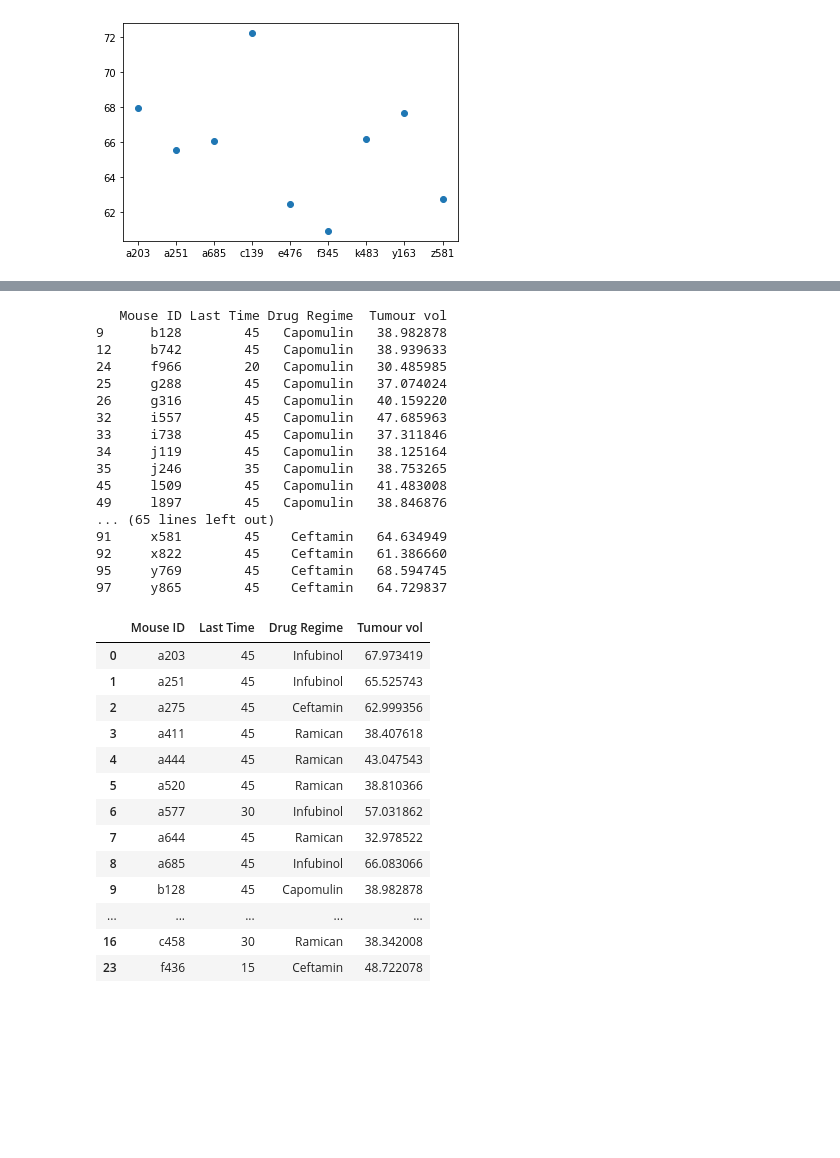
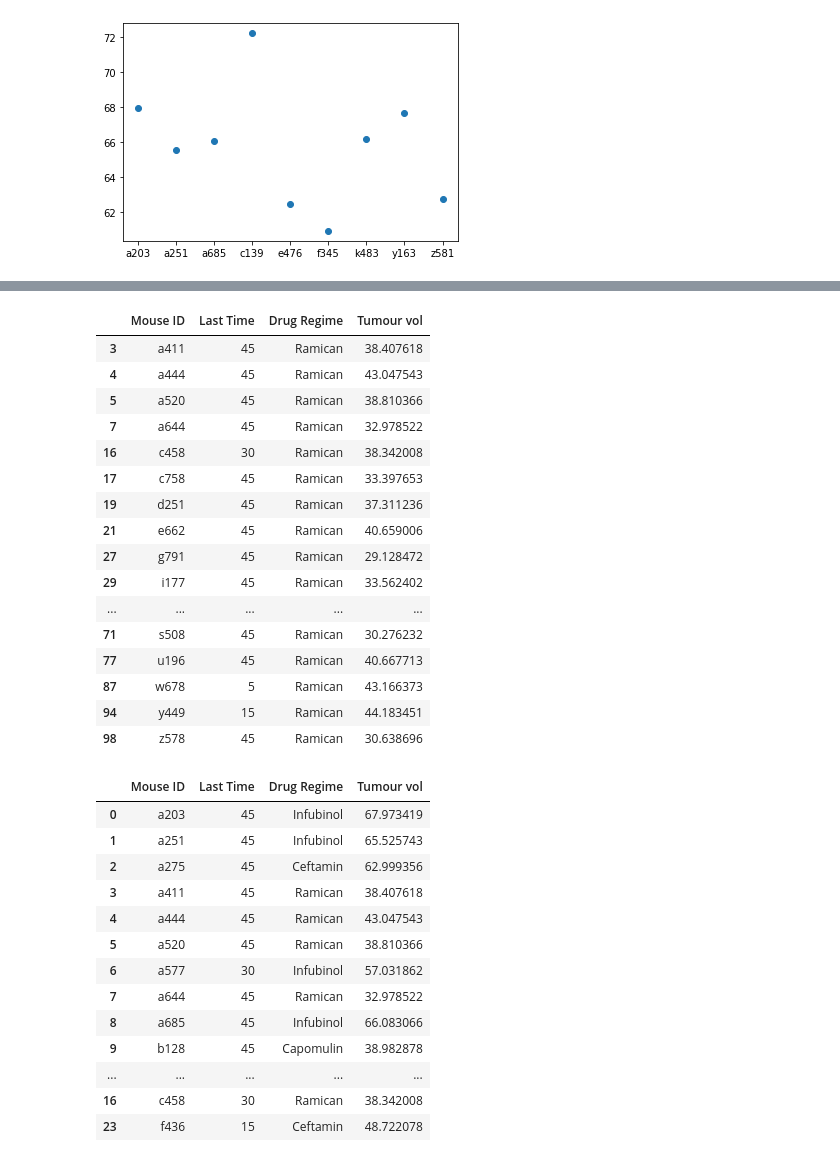
Before and after one commit to sarahDH615/matplotlib_challenge, a Jupyter notebook: pymaceuticals_starter_edited.ipynb, the cells around one changed output, grey strips where cells are left out. Drawn from its saved outputs; the diff is of its cells as text; code cells hidden in the pictures; blank space fills up the shorter version.

```diff
--- a/pymaceuticals_starter_edited.ipynb
+++ b/pymaceuticals_starter_edited.ipynb
@@ -283,28 +335,36 @@ top_regimes_df.head()
-# %%
-treatments = ['Capomulin', 'Ramicane', 'Infubinol', 'Ceftamin']
-
-for treatment in treatments:
-    drug_mask = top_regimes_df['Drug Regime'] == treatment
-    single_drug_df = top_regimes_df.loc[drug_mask, :]
-    print(single_drug_df)
-# %% [output]
-   Mouse ID Last Time Drug Regime  Tumour vol
-9      b128        45   Capomulin   38.982878
-12     b742        45   Capomulin   38.939633
-24     f966        20   Capomulin   30.485985
-25     g288        45   Capomulin   37.074024
-26     g316        45   Capomulin   40.159220
-32     i557        45   Capomulin   47.685963
-33     i738        45   Capomulin   37.311846
-34     j119        45   Capomulin   38.125164
-35     j246        35   Capomulin   38.753265
-45     l509        45   Capomulin   41.483008
-49     l897        45   Capomulin   38.846876
-... (65 lines left out)
-91     x581        45    Ceftamin   64.634949
-92     x822        45    Ceftamin   61.386660
-95     y769        45    Ceftamin   68.594745
-97     y865        45    Ceftamin   64.729837
+# %%
+treatments = ['Capomulin', 'Ramicane', 'Infubinol', 'Ceftamin']
+dflist = ['ca_df', 'ra_df', 'in_df', 'ce_df']
+
+def df_creator(treatment):
+    drug_mask = top_regimes_df['Drug Regime'] == treatment
+    treatment_df = top_regimes_df.loc[drug_mask, :]
+    print(treatment_df)
+
+#for x in range(0, (len(treatments)-1)):
+    #treatment = treatments[x]
+    #treatment_df = dflist[x]
+    #df_creator(treatment, treatment_df)
+drug_mask = top_regimes_df['Drug Regime'] == 'Ramican'
+top_regimes_df.loc[drug_mask, :]
+# %% [output]
+|  | Mouse ID | Last Time | Drug Regime | Tumour vol |
+| 3 | a411 | 45 | Ramican | 38.407618 |
+| 4 | a444 | 45 | Ramican | 43.047543 |
+| 5 | a520 | 45 | Ramican | 38.810366 |
+| 7 | a644 | 45 | Ramican | 32.978522 |
+| 16 | c458 | 30 | Ramican | 38.342008 |
+| 17 | c758 | 45 | Ramican | 33.397653 |
+| 19 | d251 | 45 | Ramican | 37.311236 |
+| 21 | e662 | 45 | Ramican | 40.659006 |
+| 27 | g791 | 45 | Ramican | 29.128472 |
+| 29 | i177 | 45 | Ramican | 33.562402 |
+| ... | ... | ... | ... | ... |
+| 71 | s508 | 45 | Ramican | 30.276232 |
+| 77 | u196 | 45 | Ramican | 40.667713 |
+| 87 | w678 | 5 | Ramican | 43.166373 |
+| 94 | y449 | 15 | Ramican | 44.183451 |
+| 98 | z578 | 45 | Ramican | 30.638696 |
 # %%
 grouped_top_regimes = top_regimes_df.groupby('Drug Regime')
 #grouped_top_regimes['Tumour vol'].mean()
```
Also changed, not shown: parts of 2 cells of this notebook.
